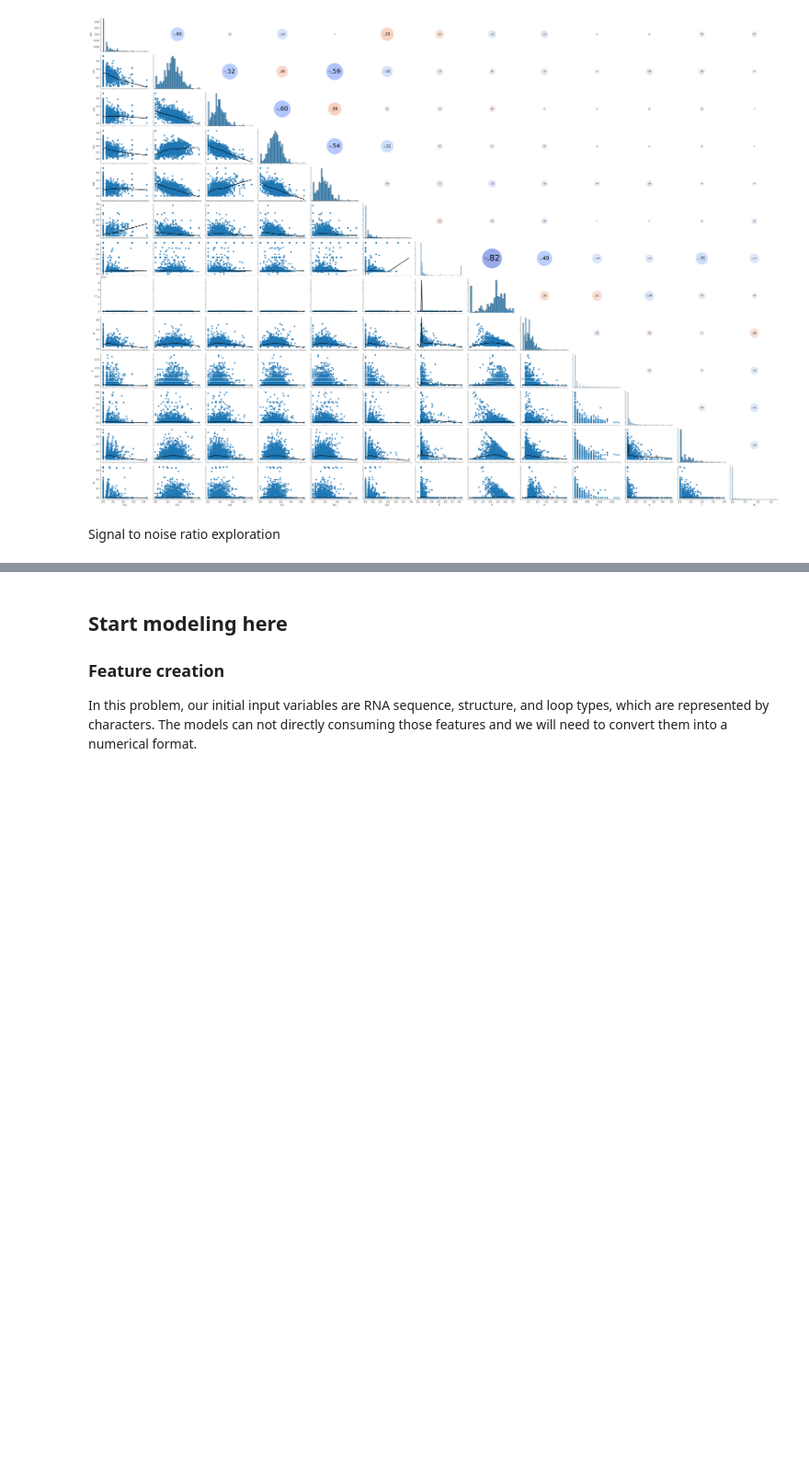
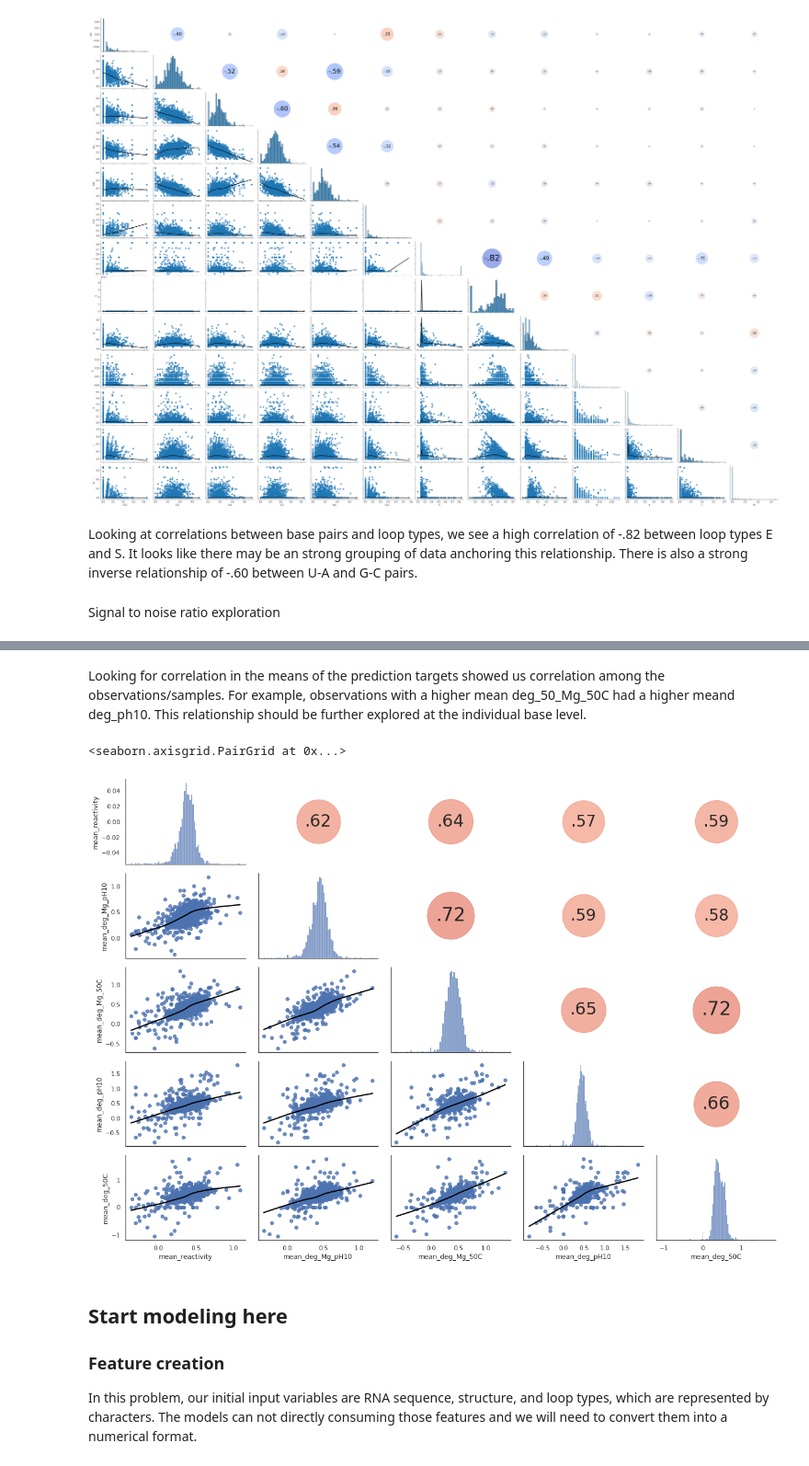
Before and after one commit to bruce-lam/W207_Final_Zhu_Yu_Lam, a Jupyter notebook: W207 Final Project Yu_ Zhu_ Lam.ipynb, the cells around one changed output, grey strips where cells are left out. Shown at 92% size. Saved outputs shown, nothing was run; the diff lists cells and outputs as text; code cells hidden in the pictures; blank space fills up the shorter version.

```diff
--- a/W207 Final Project Yu_ Zhu_ Lam.ipynb
+++ b/W207 Final Project Yu_ Zhu_ Lam.ipynb
@@ -400,6 +450,8 @@ g.map_upper(corrdot)
 pandas.util.testing is deprecated. Use the functions in the public API at pandas.testing instead.
 <seaborn.axisgrid.PairGrid at 0x...>
 [figure]
+# %% [markdown]
+Looking at correlations between base pairs and loop types, we see a high correlation of -.82 between loop types E and S. It looks like there may be an strong grouping of data anchoring this relationship. There is also a strong inverse relationship of -.60 between U-A and G-C pairs.
 # %% [markdown]
 Signal to noise ratio exploration
 # %%
@@ -428,6 +480,27 @@ fig = px.pie(
 fig.show()
 # %% [output]
 [interactive output not drawn]
+# %% [markdown]
+Looking for correlation in the means of the prediction targets showed us correlation among the observations/samples. For example, observations with a higher mean deg_50_Mg_50C had a higher meand deg_ph10. This relationship should be further explored at the individual base level.
+# %%
+full_train['mean_reactivity'] = full_train['reactivity'].apply(lambda x: np.mean(x))
+full_train['mean_deg_Mg_pH10'] = full_train['deg_Mg_pH10'].apply(lambda x: np.mean(x))
+full_train['mean_deg_Mg_50C'] = full_train['deg_Mg_50C'].apply(lambda x: np.mean(x))
+full_train['mean_deg_pH10'] = full_train['deg_pH10'].apply(lambda x: np.mean(x))
+full_train['mean_deg_50C'] = full_train['deg_50C'].apply(lambda x: np.mean(x))
+
+full_train_plots = full_train.iloc[:,19:25]
+
+full_train_plots
+
+sns.set(style='white', font_scale=1)
+g = sns.PairGrid(full_train_plots, aspect=1.4, diag_sharey=False)
+g.map_lower(sns.regplot, lowess=True, ci=False, line_kws={'color': 'black'})
+g.map_diag(sns.histplot, kde_kws={'color': 'black'})
+g.map_upper(corrdot)
+# %% [output]
+<seaborn.axisgrid.PairGrid at 0x...>
+[figure, added]
 # %% [markdown]
 ## Start modeling here
 
```
Also changed, not shown: parts of 10 cells of this notebook.
